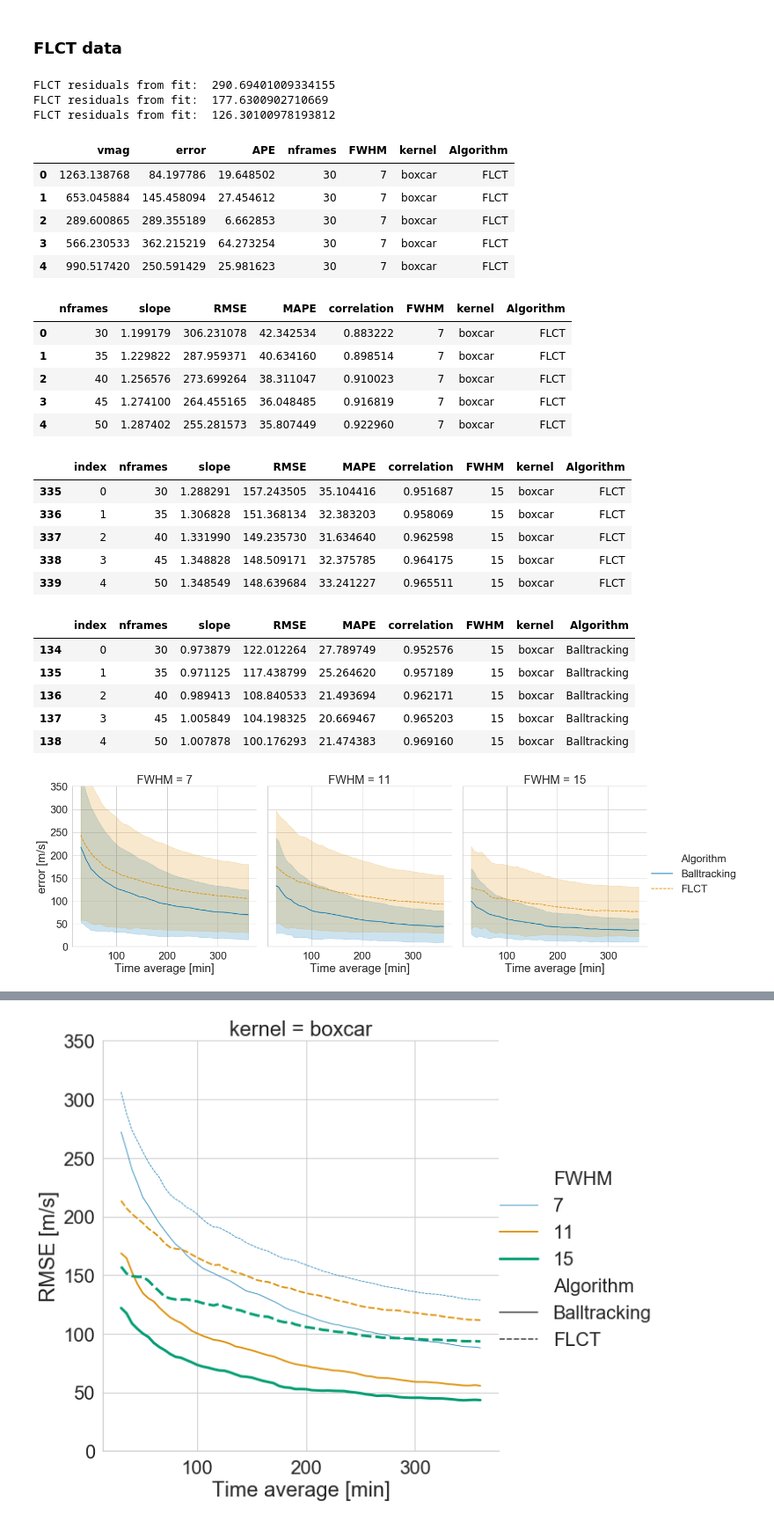
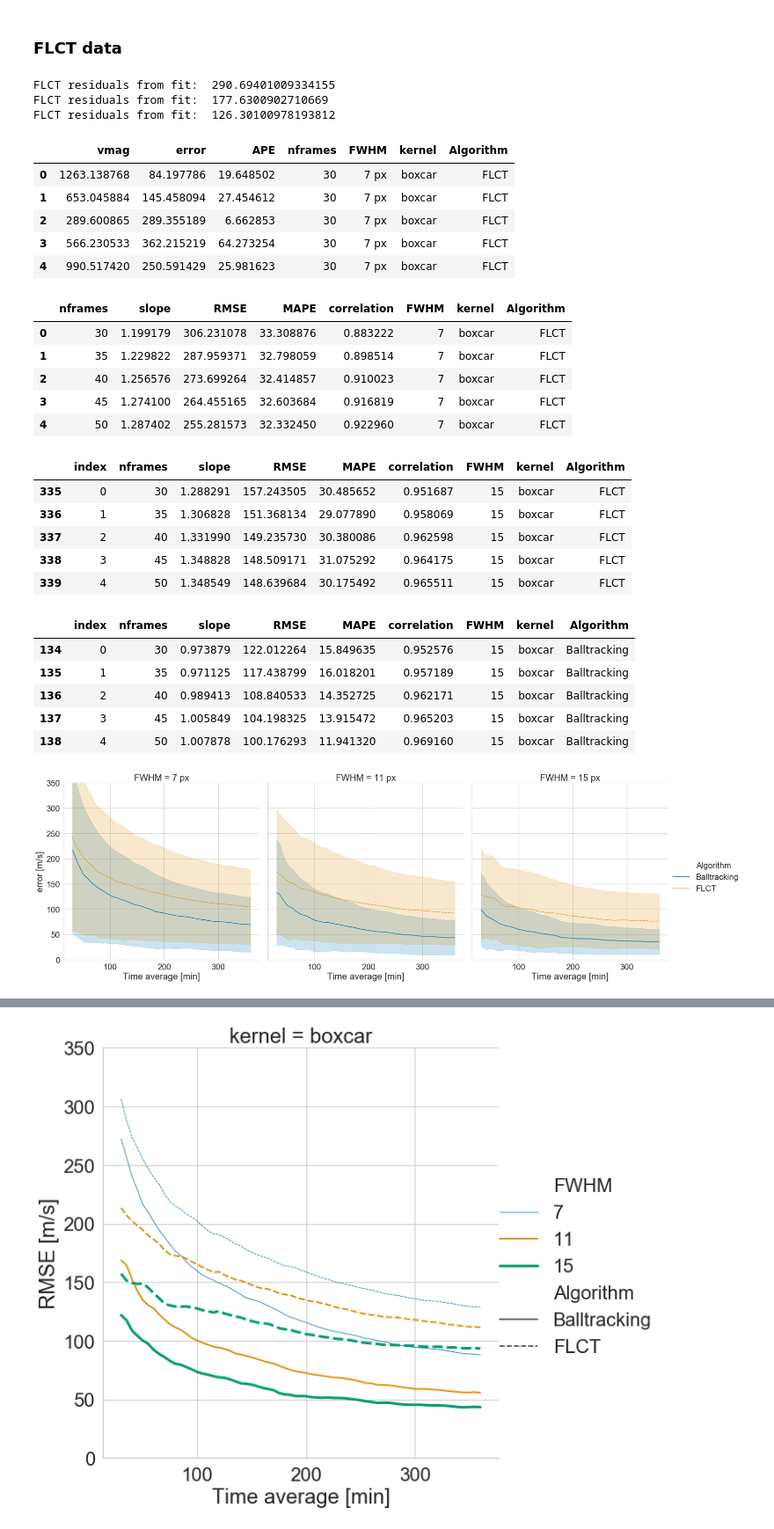
Before and after one commit to raphael-attie/sunflower, a Jupyter notebook: Comparisons/FLCT_Balltracking.ipynb, the cells around one changed output, grey strips where cells are left out. Shown at 88% size. Drawn from its saved outputs; the diff is of its cells as text; code cells hidden in the pictures.

```diff
--- a/Comparisons/FLCT_Balltracking.ipynb
+++ b/Comparisons/FLCT_Balltracking.ipynb
@@ -122,10 +122,11 @@ for i, fwhm_i in enumerate(fwhms):
     RMSEs = [np.sqrt(np.mean(error_field[j]**2)) for j in range(nflows)]
     # print('RMSE Balltracking = ',  b_RMSEs[0])
     # Relative error (Mean Absolute Percentage Error: MAPE)
-    APE_field = [np.abs((v_stein_sm[i][j][2][fov] - bvsm[j][fov]*u)/np.ma.masked_less_equal(v_stein_sm[i][j][2][fov], 10)).ravel()*100 for j in range(nflows)]
-    df1 = pd.concat([pd.DataFrame({'vmag': v_stein_sm[i][j][2][fov].ravel(), 'error':error_field[j], 'APE': APE_field[j], 'nframes':nframes[j], 'FWHM':fwhm_i, 'kernel':kernel, 'Algorithm':'Balltracking'}) for j in range(nflows)])
+    APE_field_masked = [np.abs((v_stein_sm[i][j][2][fov] - bvsm[j][fov]*u)/np.ma.masked_less_equal(v_stein_sm[i][j][2][fov], 10)).ravel()*100 for j in range(nflows)]
+    df1 = pd.concat([pd.DataFrame({'vmag': v_stein_sm[i][j][2][fov].ravel(), 'error':error_field[j], 'APE': APE_field_masked[j], 'nframes':nframes[j], 'FWHM':str(fwhm_i)+' px', 'kernel':kernel, 'Algorithm':'Balltracking'}) for j in range(nflows)])
 
-    bMAPE = [np.mean(APE_field[j]) for j in range(nflows)]
+    APE_field = [np.abs((v_stein_sm[i][j][2][fov] - bvsm[j][fov]*u)/v_stein_sm[i][j][2][fov]).ravel()*100 for j in range(nflows)]
+    bMAPE = [np.median(APE_field[j]) for j in range(nflows)]
     # Correlations between Balltracking and simulation
     bcorrs = [calc_c_pearson(v_stein_sm[i][j][0], bvs[j][0], v_stein_sm[i][j][1], bvs[j][1], fov=fov) for j in range(len(tranges))]
     df2 = pd.DataFrame({'nframes':nframes, 'slope':b_alphas, 'RMSE':RMSEs, 'MAPE':bMAPE, 'correlation':bcorrs, 'FWHM':fwhm_i, 'kernel':kernel, 'Algorithm':'Balltracking'})
@@ -185,10 +186,11 @@ for i, fwhm_i in enumerate(fwhms):
     RMSE_uncal = [np.sqrt(np.mean(error_field[j]**2)) for j in range(nflows)]
     # print('RMSE FLCT (uncalibrated) = ',  fRMSE_uncals[0])
     # Relative error (Mean Absolute Percentage Error: MAPE)
-    APE_field = [np.abs((v_stein_sm[i][j][2][fov] - fvs2[j][2][fov]*u)/np.ma.masked_less_equal(v_stein_sm[i][j][2][fov], 10)).ravel()*100 for j in range(nflows)]
-    df1 = pd.concat([pd.DataFrame({'vmag': v_stein_sm[i][j][2][fov].ravel(), 'error':error_field[j], 'APE': APE_field[j], 'nframes':nframes[j], 'FWHM':fwhm_i, 'kernel':kernel, 'Algorithm':'FLCT'}) for j in range(nflows)])
+    APE_field_masked = [np.abs((v_stein_sm[i][j][2][fov] - fvs2[j][2][fov]*u)/np.ma.masked_less_equal(v_stein_sm[i][j][2][fov], 10)).ravel()*100 for j in range(nflows)]
+    df1 = pd.concat([pd.DataFrame({'vmag': v_stein_sm[i][j][2][fov].ravel(), 'error':error_field[j], 'APE': APE_field_masked[j], 'nframes':nframes[j], 'FWHM':str(fwhm_i)+' px', 'kernel':kernel, 'Algorithm':'FLCT'}) for j in range(nflows)])
 
-    fMAPE = [np.mean(APE_field[j]) for j in range(nflows)]
+    APE_field = [np.abs((v_stein_sm[i][j][2][fov] - fvs2[j][2][fov]*u)/v_stein_sm[i][j][2][fov]).ravel()*100 for j in range(nflows)]
+    fMAPE = [np.median(APE_field[j]) for j in range(nflows)]
     # Correlations between FLCT and simulation
     fcorrs = [calc_c_pearson(v_stein_sm[i][j][0], fvs2[j][0], v_stein_sm[i][j][1], fvs2[j][1], fov=fov) for j in range(nflows)]
     df2 = pd.DataFrame({'nframes':nframes, 'slope':f_alphas, 'RMSE':RMSE_uncal, 'MAPE':fMAPE, 'correlation':fcorrs, 'FWHM':fwhm_i, 'kernel':kernel, 'Algorithm':'FLCT'})
@@ -204,38 +206,38 @@ FLCT residuals from fit:  290.69401009334155
 FLCT residuals from fit:  177.6300902710669
 FLCT residuals from fit:  126.30100978193812
 |  | vmag | error | APE | nframes | FWHM | kernel | Algorithm |
-| 0 | 1263.138768 | 84.197786 | 19.648502 | 30 | 7 | boxcar | FLCT |
-| 1 | 653.045884 | 145.458094 | 27.454612 | 30 | 7 | boxcar | FLCT |
-| 2 | 289.600865 | 289.355189 | 6.662853 | 30 | 7 | boxcar | FLCT |
-| 3 | 566.230533 | 362.215219 | 64.273254 | 30 | 7 | boxcar | FLCT |
-| 4 | 990.517420 | 250.591429 | 25.981623 | 30 | 7 | boxcar | FLCT |
+| 0 | 1263.138768 | 84.197786 | 19.648502 | 30 | 7 px | boxcar | FLCT |
+| 1 | 653.045884 | 145.458094 | 27.454612 | 30 | 7 px | boxcar | FLCT |
+| 2 | 289.600865 | 289.355189 | 6.662853 | 30 | 7 px | boxcar | FLCT |
+| 3 | 566.230533 | 362.215219 | 64.273254 | 30 | 7 px | boxcar | FLCT |
+| 4 | 990.517420 | 250.591429 | 25.981623 | 30 | 7 px | boxcar | FLCT |
 |  | nframes | slope | RMSE | MAPE | correlation | FWHM | kernel | Algorithm |
-| 0 | 30 | 1.199179 | 306.231078 | 42.342534 | 0.883222 | 7 | boxcar | FLCT |
-| 1 | 35 | 1.229822 | 287.959371 | 40.634160 | 0.898514 | 7 | boxcar | FLCT |
-| 2 | 40 | 1.256576 | 273.699264 | 38.311047 | 0.910023 | 7 | boxcar | FLCT |
-| 3 | 45 | 1.274100 | 264.455165 | 36.048485 | 0.916819 | 7 | boxcar | FLCT |
-| 4 | 50 | 1.287402 | 255.281573 | 35.807449 | 0.922960 | 7 | boxcar | FLCT |
+| 0 | 30 | 1.199179 | 306.231078 | 33.308876 | 0.883222 | 7 | boxcar | FLCT |
+| 1 | 35 | 1.229822 | 287.959371 | 32.798059 | 0.898514 | 7 | boxcar | FLCT |
+| 2 | 40 | 1.256576 | 273.699264 | 32.414857 | 0.910023 | 7 | boxcar | FLCT |
+| 3 | 45 | 1.274100 | 264.455165 | 32.603684 | 0.916819 | 7 | boxcar | FLCT |
+| 4 | 50 | 1.287402 | 255.281573 | 32.332450 | 0.922960 | 7 | boxcar | FLCT |
 # %%
 df1 = pd.concat([bdf1, fdf1]).reset_index()
 df2 = pd.concat([bdf2, fdf2]).reset_index()
 # %%
-df2.query("Algorithm == 'FLCT' & FWHM == 15").head()
+df2.query("Algorithm == 'FLCT' & FWHM == '15'").head()
 # %% [output]
 |  | index | nframes | slope | RMSE | MAPE | correlation | FWHM | kernel | Algorithm |
-| 335 | 0 | 30 | 1.288291 | 157.243505 | 35.104416 | 0.951687 | 15 | boxcar | FLCT |
-| 336 | 1 | 35 | 1.306828 | 151.368134 | 32.383203 | 0.958069 | 15 | boxcar | FLCT |
-| 337 | 2 | 40 | 1.331990 | 149.235730 | 31.634640 | 0.962598 | 15 | boxcar | FLCT |
-| 338 | 3 | 45 | 1.348828 | 148.509171 | 32.375785 | 0.964175 | 15 | boxcar | FLCT |
-| 339 | 4 | 50 | 1.348549 | 148.639684 | 33.241227 | 0.965511 | 15 | boxcar | FLCT |
+| 335 | 0 | 30 | 1.288291 | 157.243505 | 30.485652 | 0.951687 | 15 | boxcar | FLCT |
+| 336 | 1 | 35 | 1.306828 | 151.368134 | 29.077890 | 0.958069 | 15 | boxcar | FLCT |
+| 337 | 2 | 40 | 1.331990 | 149.235730 | 30.380086 | 0.962598 | 15 | boxcar | FLCT |
+| 338 | 3 | 45 | 1.348828 | 148.509171 | 31.075292 | 0.964175 | 15 | boxcar | FLCT |
+| 339 | 4 | 50 | 1.348549 | 148.639684 | 30.175492 | 0.965511 | 15 | boxcar | FLCT |
 # %%
-df2.query("Algorithm == 'Balltracking' & FWHM == 15").head()
+df2.query("Algorithm == 'Balltracking' & FWHM == '15'").head()
 # %% [output]
 |  | index | nframes | slope | RMSE | MAPE | correlation | FWHM | kernel | Algorithm |
-| 134 | 0 | 30 | 0.973879 | 122.012264 | 27.789749 | 0.952576 | 15 | boxcar | Balltracking |
-| 135 | 1 | 35 | 0.971125 | 117.438799 | 25.264620 | 0.957189 | 15 | boxcar | Balltracking |
-| 136 | 2 | 40 | 0.989413 | 108.840533 | 21.493694 | 0.962171 | 15 | boxcar | Balltracking |
-| 137 | 3 | 45 | 1.005849 | 104.198325 | 20.669467 | 0.965203 | 15 | boxcar | Balltracking |
-| 138 | 4 | 50 | 1.007878 | 100.176293 | 21.474383 | 0.969160 | 15 | boxcar | Balltracking |
+| 134 | 0 | 30 | 0.973879 | 122.012264 | 15.849635 | 0.952576 | 15 | boxcar | Balltracking |
+| 135 | 1 | 35 | 0.971125 | 117.438799 | 16.018201 | 0.957189 | 15 | boxcar | Balltracking |
+| 136 | 2 | 40 | 0.989413 | 108.840533 | 14.352725 | 0.962171 | 15 | boxcar | Balltracking |
+| 137 | 3 | 45 | 1.005849 | 104.198325 | 13.915472 | 0.965203 | 15 | boxcar | Balltracking |
+| 138 | 4 | 50 | 1.007878 | 100.176293 | 11.941320 | 0.969160 | 15 | boxcar | Balltracking |
 # %%
 import seaborn as sns
 sns.set(font_scale=2)
@@ -243,8 +245,8 @@ sns.set_style('whitegrid')
 %matplotlib inline
 # %%
 g1 = sns.relplot(data=df1, x='nframes', y='error',style='Algorithm', hue='Algorithm', col='FWHM', kind='line', ci='sd', legend='full',
-            palette='colorblind', height=6)
+            palette='colorblind', height=8)
 g1.set(xlabel='Time average [min]', ylabel='error [m/s]', ylim=[0, 350])
 plt.savefig(PurePath(outputdir, 'error.png'))
 # %% [output]
-[figure, old version]
+[figure, new version]
```
Also changed, not shown: parts of 17 cells of this notebook, 5 other files.
